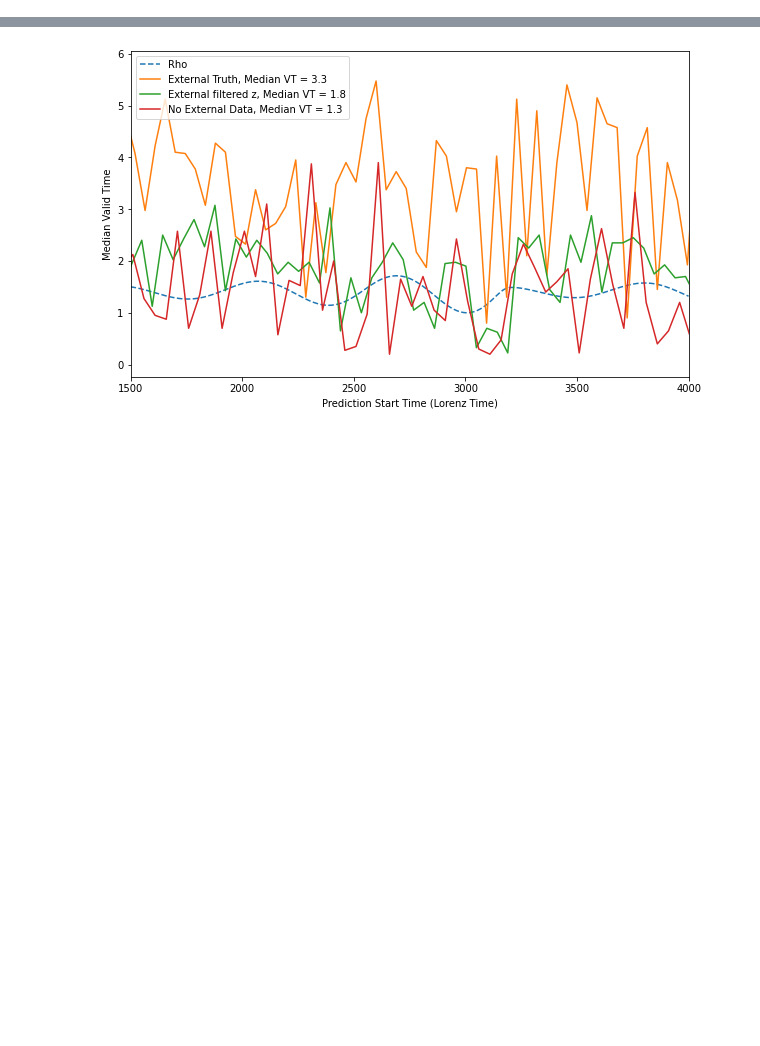
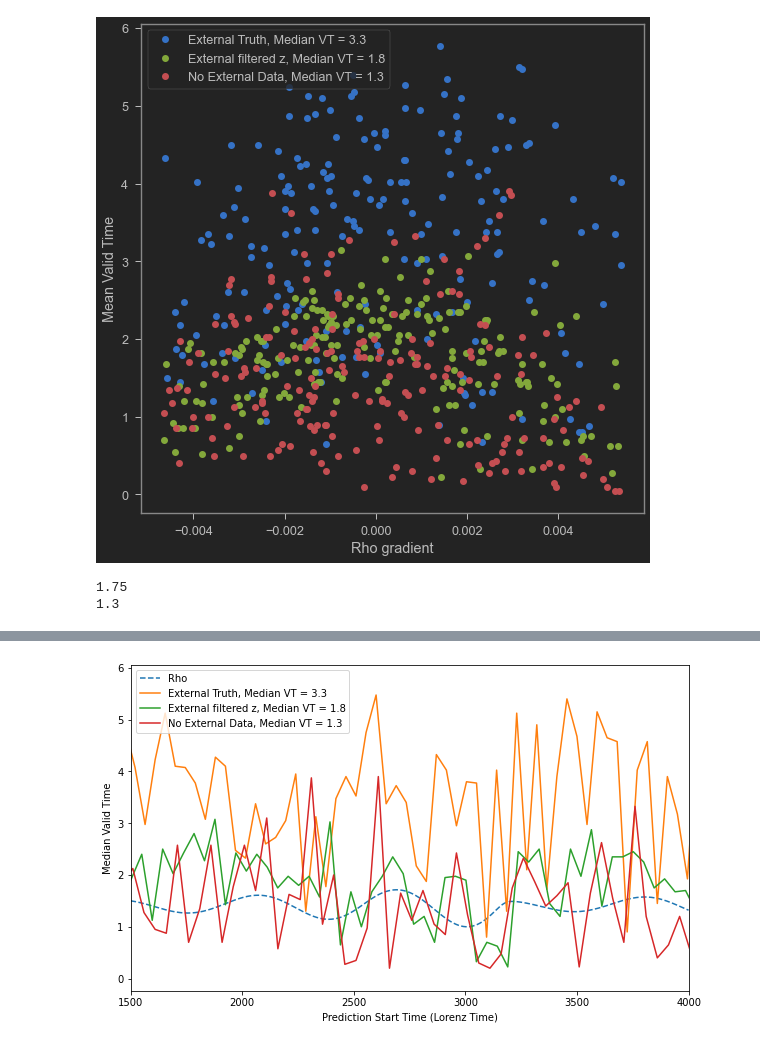
Before and after one commit to awikner/Reservoir-GN-RL, a Jupyter notebook: results_plotter.ipynb, the cells around one changed output, grey strips where cells are left out. Cells and saved outputs as stored; diff of their text form; code cells hidden in the pictures; blank space fills up the shorter version.

```diff
--- a/results_plotter.ipynb
+++ b/results_plotter.ipynb
@@ -9,0 +13,76 @@ import cma
+# %%
+results_file_extern   = 'rossler_external_truth_results.csv'
+results_file_noextern = 'rossler_noexternal_results.csv'
+results_file_filter   = 'rossler_external_filtered_results.csv'
+rho_file     = 'rossler_rho.csv'
+step = 0.05
+valid_times_extern  = np.loadtxt(results_file_extern, delimiter = ',')*step
+valid_times_noextern  = np.loadtxt(results_file_noextern, delimiter = ',')*step
+valid_times_filter  = np.loadtxt(results_file_filter, delimiter = ',')*step
+
+rhos         = np.loadtxt(rho_file, delimiter = ',')
+median_vt_extern      = np.median(valid_times_extern, axis = 0)
+median_vt_noextern    = np.median(valid_times_noextern, axis = 0)
+median_vt_filter      = np.median(valid_times_filter, axis = 0)
+
+num_tests    = median_vt_extern.size
+init_delay   = 20000
+filter_delay = 2564
+data_step_noextern = 200000//num_tests
+data_step    = (200000-init_delay)//num_tests
+init_delay_filt = 10000
+data_step_filt = (200000-init_delay_filt-filter_delay)//num_tests
+prepred_len  = 3000+200
+times = (np.arange(num_tests)*data_step+prepred_len+init_delay)*step
+times_filt = (np.arange(num_tests)*data_step_filt+prepred_len+init_delay_filt)*step
+times_noextern = (np.arange(num_tests)*data_step_noextern+prepred_len)*step
+xbegin = 1500
+xend  = 4000
+
+plotrhos = ((rhos-(np.max(rhos)+np.min(rhos))/2)/(np.max(rhos)-np.min(rhos))*(48/28-1)+(1+(48/28-1)/2))
+
+"""
+fig = plt.figure(figsize = (10,6))
+plt.plot(np.arange(rhos.size)*step, plotrhos, '--',label = 'Rho')
+plt.plot(times, median_vt_extern, label = 'External Truth, Median VT = %0.1f' % np.median(valid_times_extern))
+plt.plot(times_filt, median_vt_filter, label = 'External filtered z, Median VT = %0.1f' % np.median(valid_times_filter))
+plt.plot(times_noextern, median_vt_noextern, label = 'No External Data, Median VT = %0.1f' % np.median(valid_times_noextern))
+plt.xlabel('Prediction Start Time (Lorenz Time)')
+plt.ylabel('Median Valid Time')
+plt.xlim(xbegin,xend)
+plt.legend()
+plt.savefig('lorenz_rossler_median_vt_wextern.png')
+plt.show()
+
+fig2 = plt.figure(figsize = (10,6))
+plt.plot(np.arange(rhos.size)*step, plotrhos*28, '--',label = 'Rho')
+plt.xlabel('Prediction Start Time (Lorenz Time)')
+plt.ylabel('Rho')
+plt.savefig('rho_values_rossler.png')
+plt.xlim(xbegin,xend)
+plt.show()
+"""
+grad_rho = np.gradient(rhos)
+rho_times = np.arange(grad_rho.size)*step+step/2
+gradrho_interp = interp1d(rho_times, grad_rho)
+
+gradrho_extern = gradrho_interp(times[:times.size-3])
+gradrho_filt   = gradrho_interp(times_filt)
+gradrho_noextern = gradrho_interp(times_noextern[:times_noextern.size-3])
+
+fig3 = plt.figure(figsize =(9,9))
+plt.plot(gradrho_extern, median_vt_extern[:median_vt_extern.size-3],'o', label = 'External Truth, Median VT = %0.1f' % np.median(valid_times_extern))
+plt.plot(gradrho_filt, median_vt_filter,'o', label = 'External filtered z, Median VT = %0.1f' % np.median(valid_times_filter))
+plt.plot(gradrho_noextern, median_vt_noextern[:median_vt_noextern.size - 3],'o',  label = 'No External Data, Median VT = %0.1f' % np.median(valid_times_noextern))
+plt.xlabel('Rho gradient')
+plt.ylabel('Mean Valid Time')
+plt.legend()
+plt.show()
+# %% [output]
+[figure, added]
+# %%
+print(np.median(valid_times_filter))
+print(np.median(valid_times_noextern))
+# %% [output]
+1.75
+1.3
```
Also changed, not shown: parts of 7 cells of this notebook, 2 other files.
